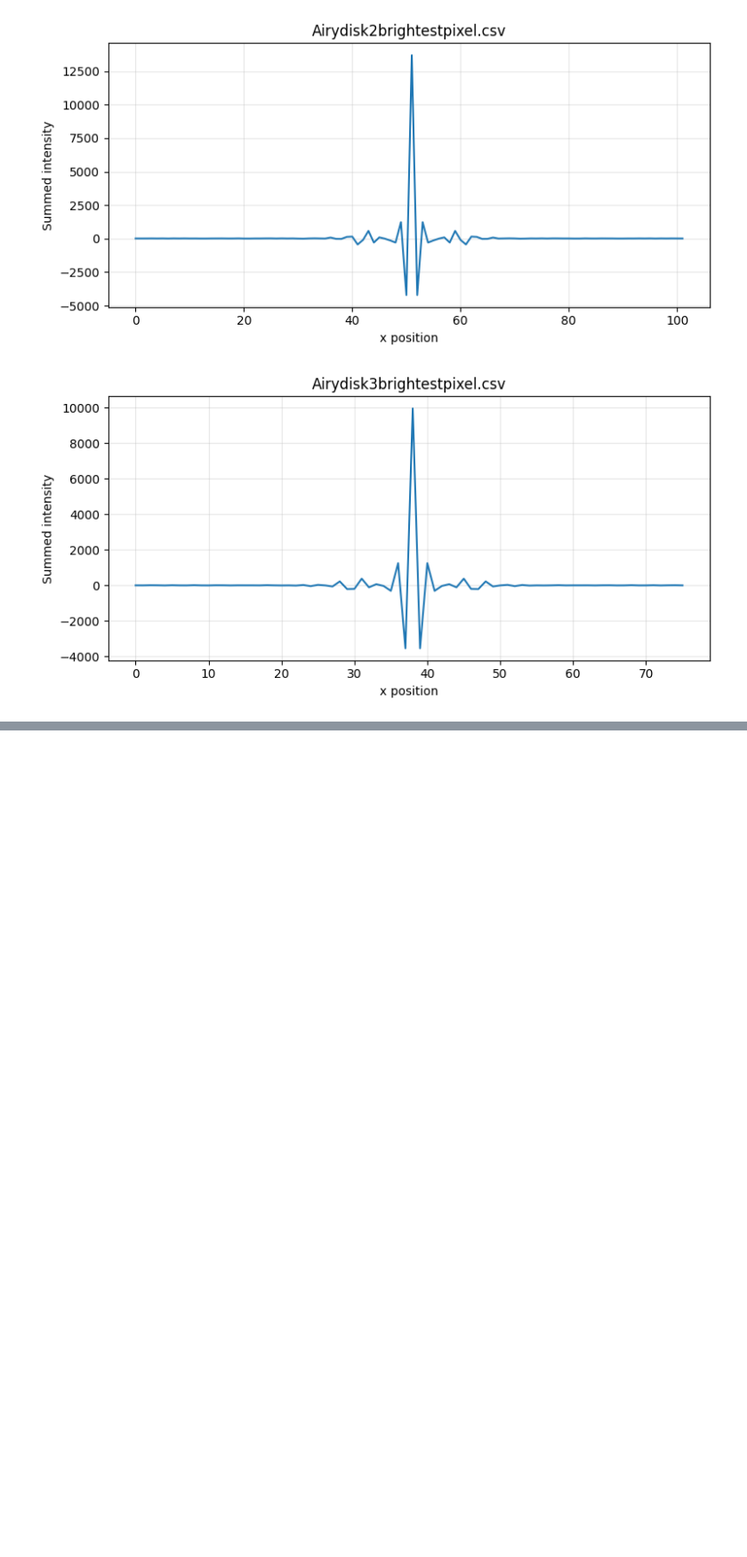
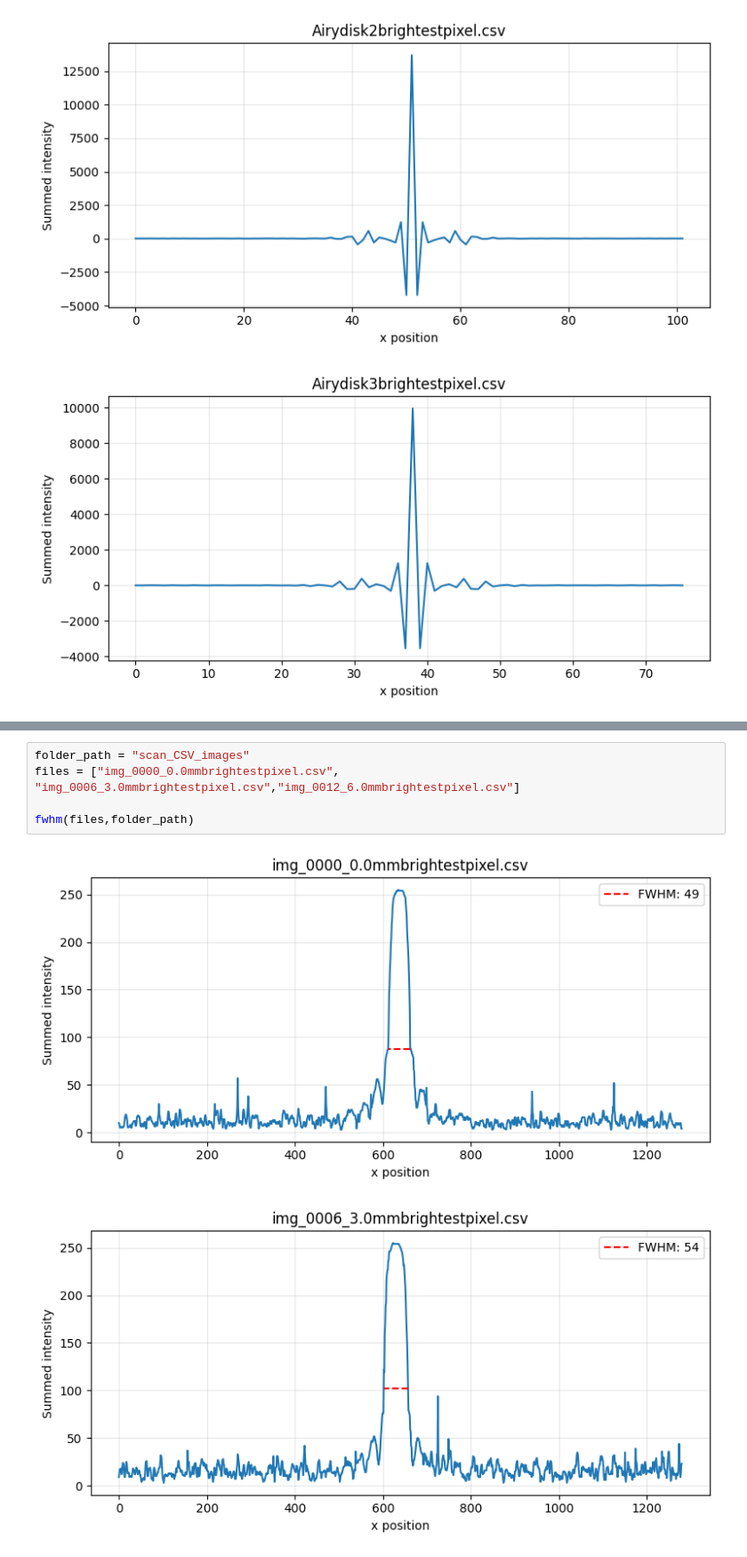
Before and after one commit to Eljameuter/PE3, a Jupyter notebook: Testing_image_processing.ipynb, the cells around one changed output, grey strips where cells are left out. Shown at 89% size. Cells and saved outputs as stored; diff of their text form; blank space fills up the shorter version.

```diff
--- a/Testing_image_processing.ipynb
+++ b/Testing_image_processing.ipynb
@@ -191,0 +249,8 @@ fwhm(files,folder_path)
+# %%
+folder_path = "scan_CSV_images"
+files = ["img_0000_0.0mmbrightestpixel.csv", "img_0006_3.0mmbrightestpixel.csv","img_0012_6.0mmbrightestpixel.csv"]
+
+fwhm(files,folder_path)
+# %% [output]
+[figure, added]
+[figure, added]
```
Also changed, not shown: parts of 3 cells of this notebook, 26 other files.
